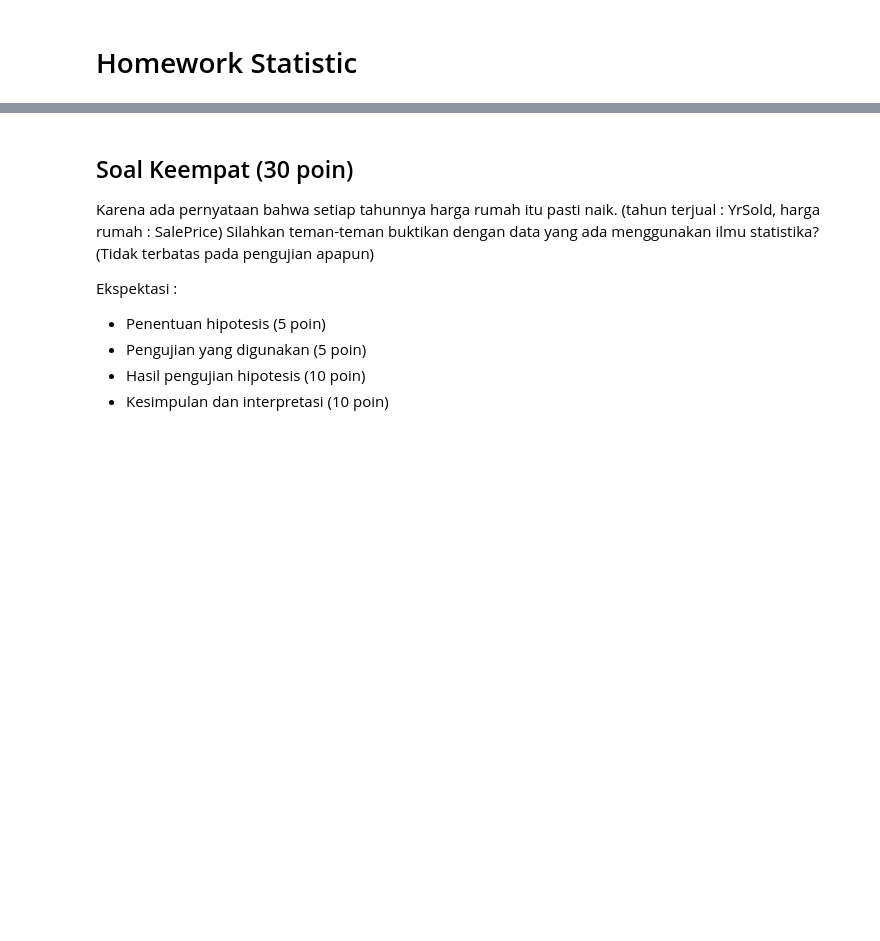
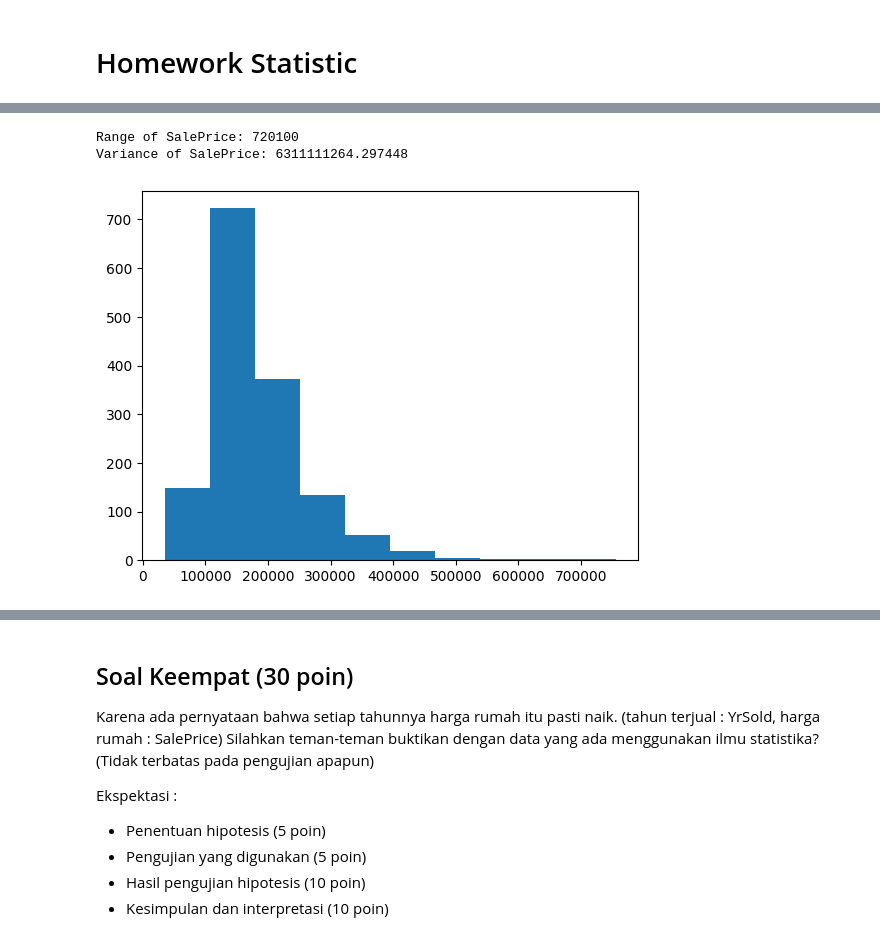
Before and after one commit to AgungHari/Rakamin_HW_Statistic, a Jupyter notebook: IGustiNgurahAgungHariVijayaKusuma_Batch_57.ipynb, the cells around one changed output, grey strips where cells are left out. Cells and saved outputs as stored; diff of their text form; code cells hidden in the pictures; blank space fills up the shorter version.

```diff
--- a/IGustiNgurahAgungHariVijayaKusuma_Batch_57.ipynb
+++ b/IGustiNgurahAgungHariVijayaKusuma_Batch_57.ipynb
@@ -13,3 +17,10 @@ Ekspektasi output :
 - ukuran pemusatan (4 poin)
 - ukuran penyebaran (4 poin)
 - Interpretasi (2 poin)
+# %%
+import pandas as pd
+import matplotlib.pyplot as plt
+import seaborn as sns
+
+agung = pd.read_csv(r'Dataset_Homework_1-4\train.csv')
+agung.describe()
@@ -15,0 +50,13 @@ Ekspektasi output :
+# %%
+nilai_range = agung['SalePrice'].max() - agung['SalePrice'].min()
+print(f"Range of SalePrice: {nilai_range}")
+nilai_variance = agung['SalePrice'].var()
+print(f"Variance of SalePrice: {nilai_variance}")
+# %% [output]
+Range of SalePrice: 720100
+Variance of SalePrice: 6311111264.297448
+# %%
+plt.hist(agung['SalePrice'])
+plt.show()
+# %% [output]
+[figure, added]
```
Also changed, not shown: parts of 49 cells of this notebook, 8 other files.
